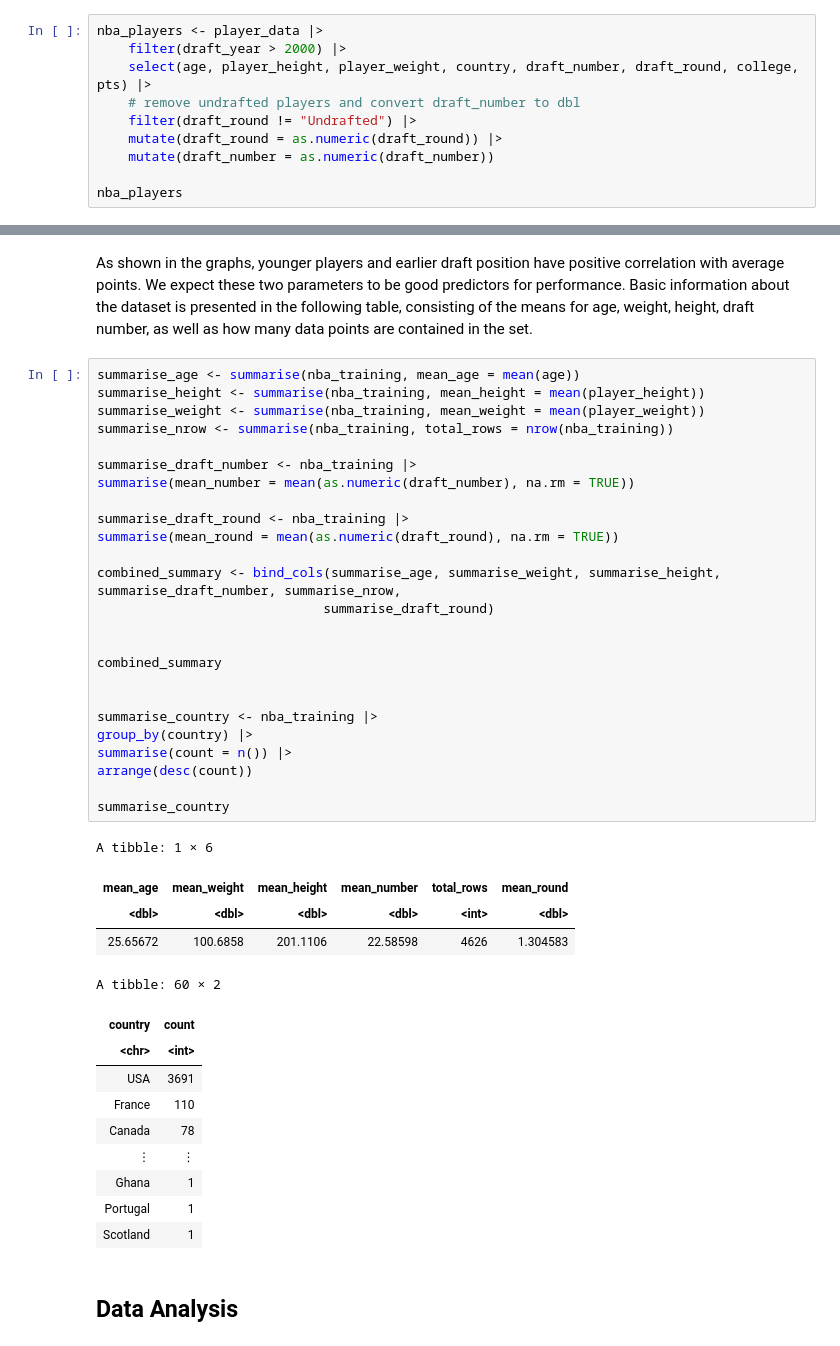
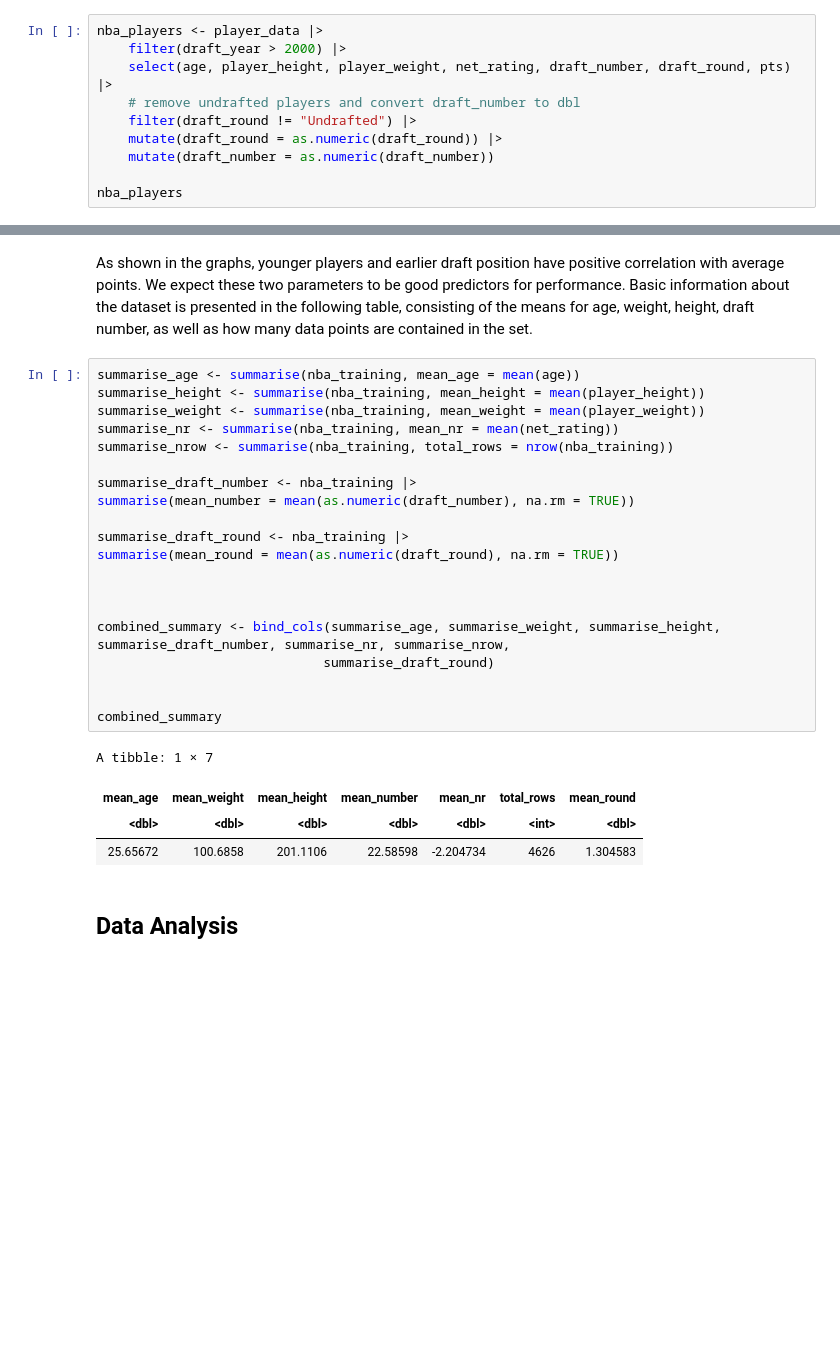
Before and after one commit to mdean808/dsci-100-group-project, a Jupyter notebook: project.ipynb, the cells around one changed output, grey strips where cells are left out. Saved outputs shown, nothing was run; the diff lists cells and outputs as text; blank space fills up the shorter version.

```diff
--- a/project.ipynb
+++ b/project.ipynb
@@ -79,7 +79,7 @@ Note that for `draft_round` players labeled as `Undrafted` were removed.
 # %%
 nba_players <- player_data |>
     filter(draft_year > 2000) |>
-    select(age, player_height, player_weight, country, draft_number, draft_round, college, pts) |>
+    select(age, player_height, player_weight, net_rating, draft_number, draft_round, pts) |>
     # remove undrafted players and convert draft_number to dbl
     filter(draft_round != "Undrafted") |>
     mutate(draft_round = as.numeric(draft_round)) |>
@@ -187,43 +187,28 @@ As shown in the graphs, younger players and earlier draft position have positive
 # %%
 summarise_age <- summarise(nba_training, mean_age = mean(age))
 summarise_height <- summarise(nba_training, mean_height = mean(player_height))
 summarise_weight <- summarise(nba_training, mean_weight = mean(player_weight))
+summarise_nr <- summarise(nba_training, mean_nr = mean(net_rating))
 summarise_nrow <- summarise(nba_training, total_rows = nrow(nba_training))
 
 summarise_draft_number <- nba_training |>
 summarise(mean_number = mean(as.numeric(draft_number), na.rm = TRUE))
 
 summarise_draft_round <- nba_training |>
 summarise(mean_round = mean(as.numeric(draft_round), na.rm = TRUE))
 
-combined_summary <- bind_cols(summarise_age, summarise_weight, summarise_height, summarise_draft_number, summarise_nrow,
+
+
+combined_summary <- bind_cols(summarise_age, summarise_weight, summarise_height, summarise_draft_number, summarise_nr, summarise_nrow,
                              summarise_draft_round)
 
 
 combined_summary
-
-
-summarise_country <- nba_training |>
-group_by(country) |>
-summarise(count = n()) |>
-arrange(desc(count))
-
-summarise_country
 # %% [output]
-A tibble: 1 × 6
+A tibble: 1 × 7
-| mean_age | mean_weight | mean_height | mean_number | total_rows | mean_round |
-| <dbl> | <dbl> | <dbl> | <dbl> | <int> | <dbl> |
-| 25.65672 | 100.6858 | 201.1106 | 22.58598 | 4626 | 1.304583 |
+| mean_age | mean_weight | mean_height | mean_number | mean_nr | total_rows | mean_round |
+| <dbl> | <dbl> | <dbl> | <dbl> | <dbl> | <int> | <dbl> |
+| 25.65672 | 100.6858 | 201.1106 | 22.58598 | -2.204734 | 4626 | 1.304583 |
-A tibble: 60 × 2
-| country | count |
-| <chr> | <int> |
-| USA | 3691 |
-| France | 110 |
-| Canada | 78 |
-| ⋮ | ⋮ |
-| Ghana | 1 |
-| Portugal | 1 |
-| Scotland | 1 |
 # %% [markdown]
 ## Data Analysis
 # %% [markdown]
```
Also changed, not shown: parts of 7 cells of this notebook.
